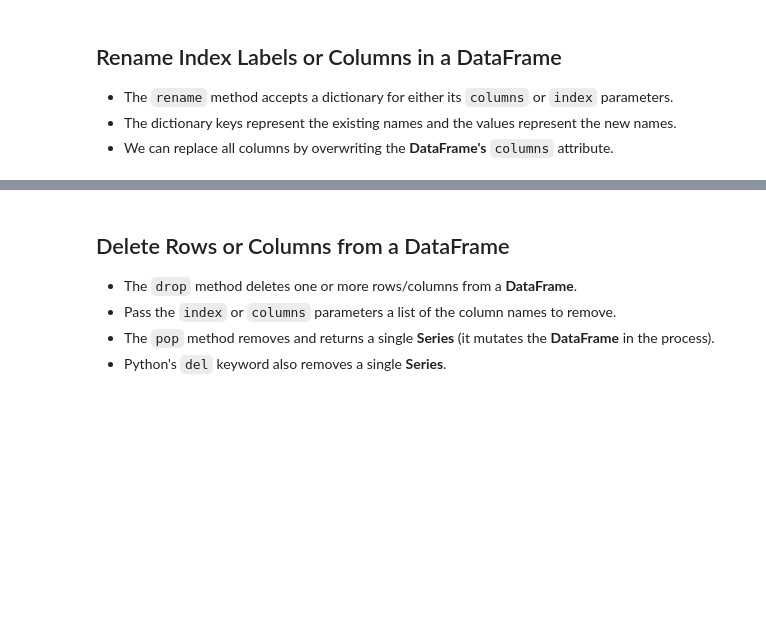
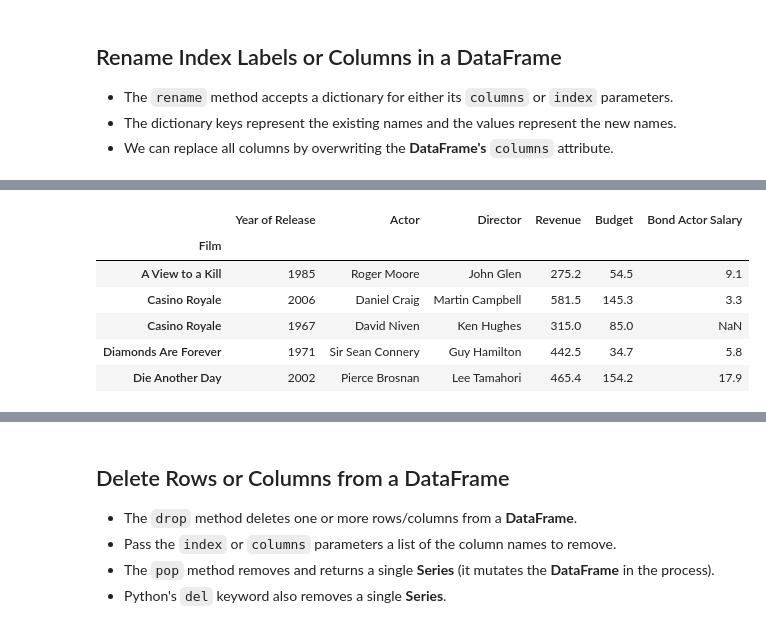
Before and after one commit to kon-mat/DataAnalysis, a Jupyter notebook: Python/Udemy/DataAnalysisWithPandasAndPython/Complete/06 - DataFrames III - Data Extraction.ipynb, the cells around one changed output, grey strips where cells are left out. Drawn from its saved outputs; the diff is of its cells as text; code cells hidden in the pictures; blank space fills up the shorter version.

```diff
--- a/Python/Udemy/DataAnalysisWithPandasAndPython/Complete/06 - DataFrames III - Data Extraction.ipynb
+++ b/Python/Udemy/DataAnalysisWithPandasAndPython/Complete/06 - DataFrames III - Data Extraction.ipynb
@@ -495,0 +507,13 @@ bond.head()
+# %%
+# nazwy kolumn możemy zmieniać za pomocą metody rename
+# w parametrze columns podajemy tablicę z aktualnymi nazwami i nowymi nazwami
+bond = bond.rename(columns={ "Year": "Year of Release", "Box Office": "Revenue" })
+bond.head()
+# %% [output]
+|  | Year of Release | Actor | Director | Revenue | Budget | Bond Actor Salary |
+| Film |  |  |  |  |  |  |
+| A View to a Kill | 1985 | Roger Moore | John Glen | 275.2 | 54.5 | 9.1 |
+| Casino Royale | 2006 | Daniel Craig | Martin Campbell | 581.5 | 145.3 | 3.3 |
+| Casino Royale | 1967 | David Niven | Ken Hughes | 315.0 | 85.0 | NaN |
+| Diamonds Are Forever | 1971 | Sir Sean Connery | Guy Hamilton | 442.5 | 34.7 | 5.8 |
+| Die Another Day | 2002 | Pierce Brosnan | Lee Tamahori | 465.4 | 154.2 | 17.9 |
```
Also changed, not shown: parts of 4 cells of this notebook.
